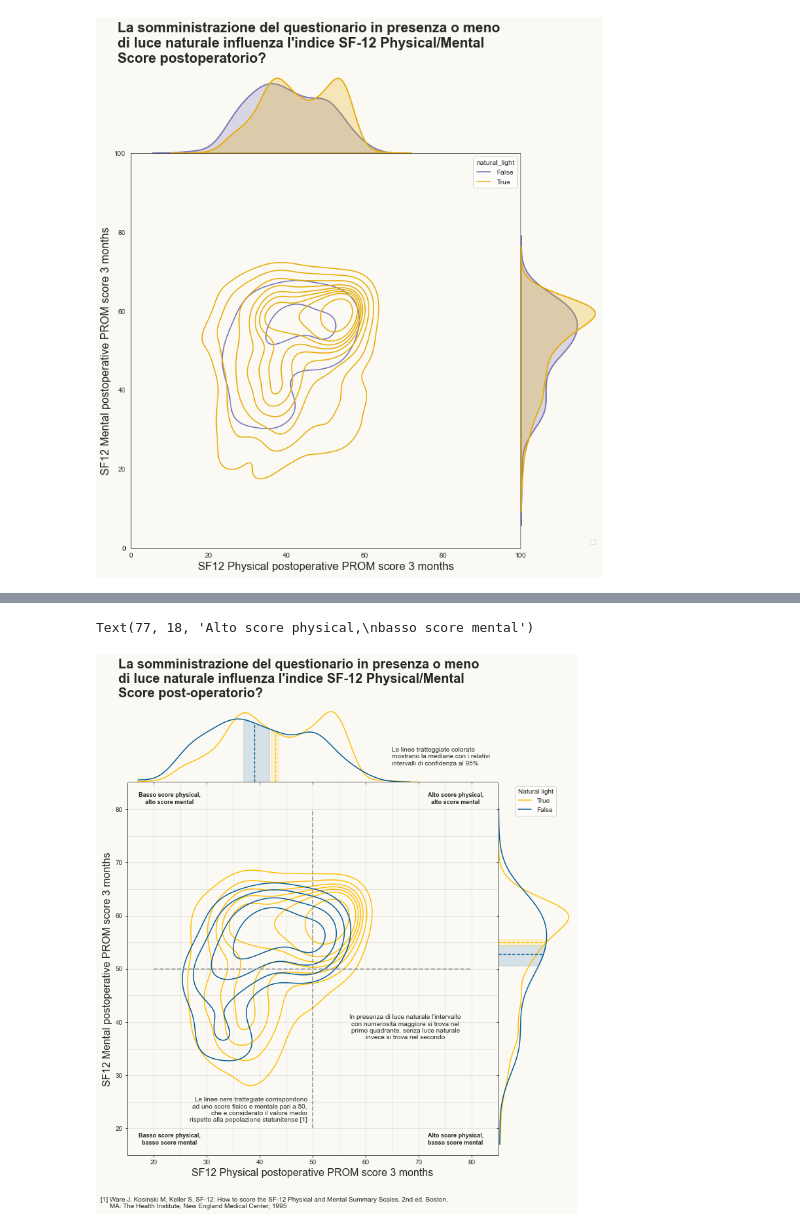
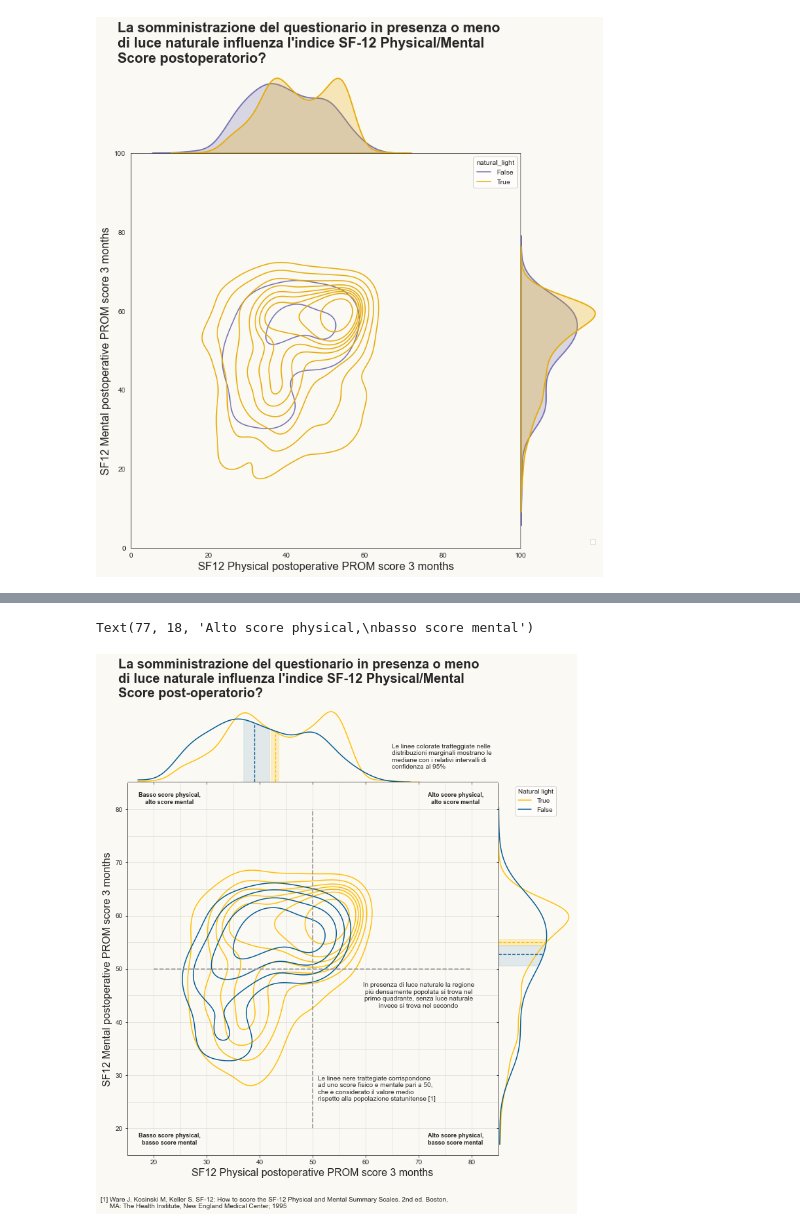
Before and after one commit to giocoal/surgery-PROMs-score-and-weather-conditions-data-visualizations, a Jupyter notebook: DataViz_Compitino_SecondaVisualizzazione.ipynb, the cells around one changed output, grey strips where cells are left out. Saved outputs shown, nothing was run; the diff lists cells and outputs as text; code cells hidden in the pictures.

```diff
--- a/DataViz_Compitino_SecondaVisualizzazione.ipynb
+++ b/DataViz_Compitino_SecondaVisualizzazione.ipynb
@@ -314,7 +286,7 @@ plt.close()
 sns.set_style('ticks')
 
 
-#creo l'oggetto grid e lo personalizzo
+# Jointgrid e lo personalizzazioni
 g = sns.JointGrid(height=10, space=0.01, xlim=(15,85), ylim=(15,85))
 g.fig.patch.set_facecolor('#fbf9f4')
 g.ax_joint.patch.set_facecolor('#fbf9f4')
@@ -322,24 +294,24 @@ g.ax_marg_x.patch.set_facecolor('#fbf9f4')
 g.ax_marg_y.patch.set_facecolor('#fbf9f4')
 
 
-#disegno grid
-linee = [20, 25, 30, 35, 40, 45, 50, 55, 60, 65, 70, 75, 80]
+# Griglia
+linee = list(range(20, 85, 5))
 for h in linee:
     g.ax_joint.axhline(y=h, color = '#999999', alpha = 0.2, lw = 1)
     g.ax_joint.axvline(x=h, color = '#999999', alpha = 0.2, lw = 1)
 
 
-#croce score 50-50
+# Croce score 50 e 50
 g.ax_joint.axvline(x=50, ymin=1/14, ymax=13/14, color = '#999999', alpha = 1, ls='--', lw = 1.7)
 g.ax_joint.axhline(y=50, xmin=1/14, xmax=13/14, color = '#999999', alpha = 1, ls='--', lw = 1.7)
 
 
-#definisco variabili colore per natural_light True e False
+# Variabili colore per natural_light True e False
 color_off = '#005b96'
 color_on = '#ffbf00'
 
 
-#creo i due kdeplot bivariati
+# Kdeplot bivariati
 sns.kdeplot(x=x_on,\
             y=y_on,\
             ax=g.ax_joint,\
@@ -347,11 +319,6 @@ sns.kdeplot(x=x_on,\
             levels = 8,\
             bw_adjust = 1,\
             color=color_on,\
-            #shade=True,\
-            #cmap = cmap,\
-            #colors = shades,\
-            #colors = '#E6AB02',\
-            #fill = True,\
             )
 
 
@@ -362,16 +329,13 @@ sns.kdeplot(x=x_off,\
             levels = 5,\
             bw_adjust = 1,\
             color=color_off,\
-            alpha = 1,\
-            #cmap = 'Blues'\
             )
 
 
-#distribuzioni marginali physical
+# Distribuzioni marginali physical
 sns.kdeplot(x=x_on,\
             ax = g.ax_marg_x,\
             color=color_on,\
-            #shade = True,\
             bw_adjust = 0.75,\
             clip=[17,85],\
            )
@@ -379,17 +343,15 @@ sns.kdeplot(x=x_on,\
 sns.kdeplot(x=x_off,\
             ax = g.ax_marg_x,\
             color=color_off,\
-            #shade = True,\
             bw_adjust = 0.8,\
             clip=[17,85],\
            )
 
 
-#distribuzioni marginali mental
+# Distribuzioni marginali mental
 sns.kdeplot(y=y_on,\
             ax = g.ax_marg_y,\
             color=color_on,\
-            #shade = True,\
             bw_adjust = 0.75,\
             clip=[17,85],\
            )
@@ -397,66 +359,64 @@ sns.kdeplot(y=y_on,\
 sns.kdeplot(y=y_off,\
             ax = g.ax_marg_y,\
             color=color_off,\
-            #shade = True,\
             bw_adjust = 1.1,\
             clip=[17,85],\
            )
 
 
-
-#Linee mediane sulle marginali
+# Linee mediane sulle marginali
 g.ax_marg_x.axvline(x=median(df1_on['physical_score_postop']), ymin=0, ymax=0.65, color = color_on, ls='--', lw = 1.3)
 g.ax_marg_x.axvline(x=median(df1_off['physical_score_postop']), ymin=0, ymax=0.8, color = color_off, ls='--', lw = 1.3)
 g.ax_marg_y.axhline(y=median(df1_on['mental_score_postop']), xmin=0, xmax=0.63, color = color_on, ls='--', lw = 1.3)
 g.ax_marg_y.axhline(y=median(df1_off['mental_score_postop']), xmin=0, xmax=0.6, color = color_off, ls='--', lw = 1.3)
 
 
-#Intervalli di confidenza
-g.ax_marg_x.fill_between(x = x_p_on, y1 =y_p_on, where=(x_p_on >= int_p_on[0]) & (x_p_on <= int_p_on[2]), color = color_on, alpha = 0.15)
-g.ax_marg_x.fill_between(x = x_p_off, y1 =y_p_off, where=(x_p_off >= int_p_off[0]) & (x_p_off <= int_p_off[2]), color = color_off, alpha = 0.15)
-
-g.ax_marg_y.fill_betweenx(y = y_m_on, x1 =x_m_on, where=(y_m_on >= int_m_on[0]) & (y_m_on <= int_m_on[2]), color = color_on, alpha = 0.15)
-g.ax_marg_y.fill_betweenx(y = y_m_off, x1 =x_m_off, where=(y_m_off >= int_m_off[0]) & (y_m_off <= int_m_off[2]), color = color_off, alpha = 0.15)
+# Intervalli di confidenza sulle marginali
+g.ax_marg_x.fill_between(x = x_p_on, y1 =y_p_on, where=(x_p_on >= int_p_on[0]) & (x_p_on <= int_p_on[2]), color = color_on, alpha = 0.2)
+g.ax_marg_x.fill_between(x = x_p_off, y1 =y_p_off, where=(x_p_off >= int_p_off[0]) & (x_p_off <= int_p_off[2]), color = color_off, alpha = 0.1)
+g.ax_marg_y.fill_betweenx(y = y_m_on, x1 =x_m_on, where=(y_m_on >= int_m_on[0]) & (y_m_on <= int_m_on[2]), color = color_on, alpha = 0.2)
+g.ax_marg_y.fill_betweenx(y = y_m_off, x1 =x_m_off, where=(y_m_off >= int_m_off[0]) & (y_m_off <= int_m_off[2]), color = color_off, alpha = 0.1)
 
 
-#Legenda
+# Legenda
 plt.legend(title='Natural light', labels=["True","False"], loc = 'upper center')
 
-#Etichette
+
+# Etichette assi
 g.set_axis_labels('SF12 Physical postoperative PROM score 3 months', 'SF12 Mental postoperative PROM score 3 months', fontsize=16)
 
-#Titolo
+
+# Titolo
 titolo = "La somministrazione del questionario in presenza o meno \ndi luce naturale influenza l'indice SF-12 Physical/Mental \nScore post-operatorio?"
 g.fig.suptitle(
     titolo,
     x = 0.022,
     y = 1.09,
     ha="left",
     fontsize=20,
     weight="bold",
     wrap = True
 )
 
-#Testo
+# Testo del context
 label_croce = "Le linee nere trattegiate corrispondono\nad uno score fisico e mentale pari a 50,\nche è considerato il valore medio\nrispetto alla popolazione statunitense [1]"
 label_cit = "[1] Ware J, Kosinski M, Keller S. SF-12: How to score the SF-12 Physical and Mental Summary Scales. 2nd ed. Boston,\n     MA: The Health Institute, New England Medical Center; 1995"
-label_numer = "In presenza di luce naturale l'intervallo\ncon numerosità maggiore si trova nel\nprimo quadrante, senza luce naturale\ninvece si trova nel secondo"
-label_conf = 'Le linee tratteggiate colorate\nmostrano la mediane con i relativi\nintervalli di confidenza al 95%'
+label_numer = "In presenza di luce naturale la regione\npiú densamente popolata si trova nel\nprimo quadrante, senza luce naturale\ninvece si trova nel secondo"
+label_conf = 'Le linee colorate tratteggiate nelle\ndistribuzioni marginali mostrano le\nmediane con i relativi intervalli di\nconfidenza al 95%'
 label_1 = 'Alto score physical,\nalto score mental'
 label_2 = 'Basso score physical,\nalto score mental'
 label_3 = 'Basso score physical,\nbasso score mental'
 label_4 = 'Alto score physical,\nbasso score mental'
 
-
-g.ax_joint.text(49, 21, label_croce, fontsize=10, va="bottom", ha="right")
+g.ax_joint.text(51, 25, label_croce, fontsize=10, va="bottom", ha="left")
 g.ax_joint.text(10, 6, label_cit, fontsize=10, va="center", ha='left')
-g.ax_joint.text(67.5, 39, label_numer, fontsize=10, va="center", ha="center")
+g.ax_joint.text(70, 45, label_numer, fontsize=10, va="center", ha="center")
 g.ax_marg_x.text(65, 0.015, label_conf, fontsize=10, va="center", ha="left")
 
 g.ax_joint.text(77, 82, label_1, fontsize=9, va="center", ha="center", weight='bold')
 g.ax_joint.text(23, 82, label_2, fontsize=9, va="center", ha="center", weight='bold')
 g.ax_joint.text(23, 18, label_3, fontsize=9, va="center", ha="center", weight='bold')
 g.ax_joint.text(77, 18, label_4, fontsize=9, va="center", ha="center", weight='bold')
 # %% [output]
 Text(77, 18, 'Alto score physical,\nbasso score mental')
-[figure, old version]
+[figure, new version]
```
Also changed, not shown: parts of 12 cells of this notebook.
